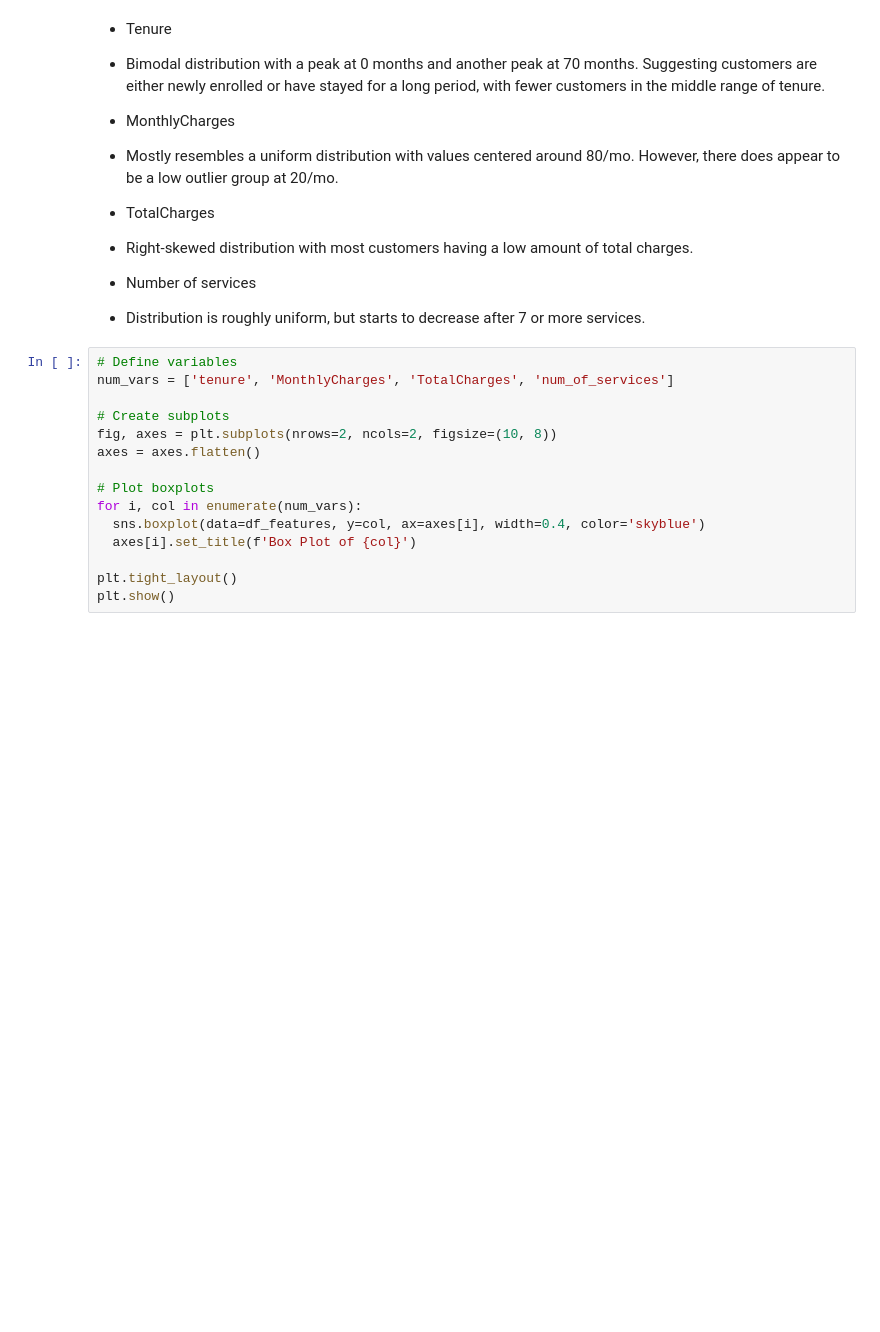
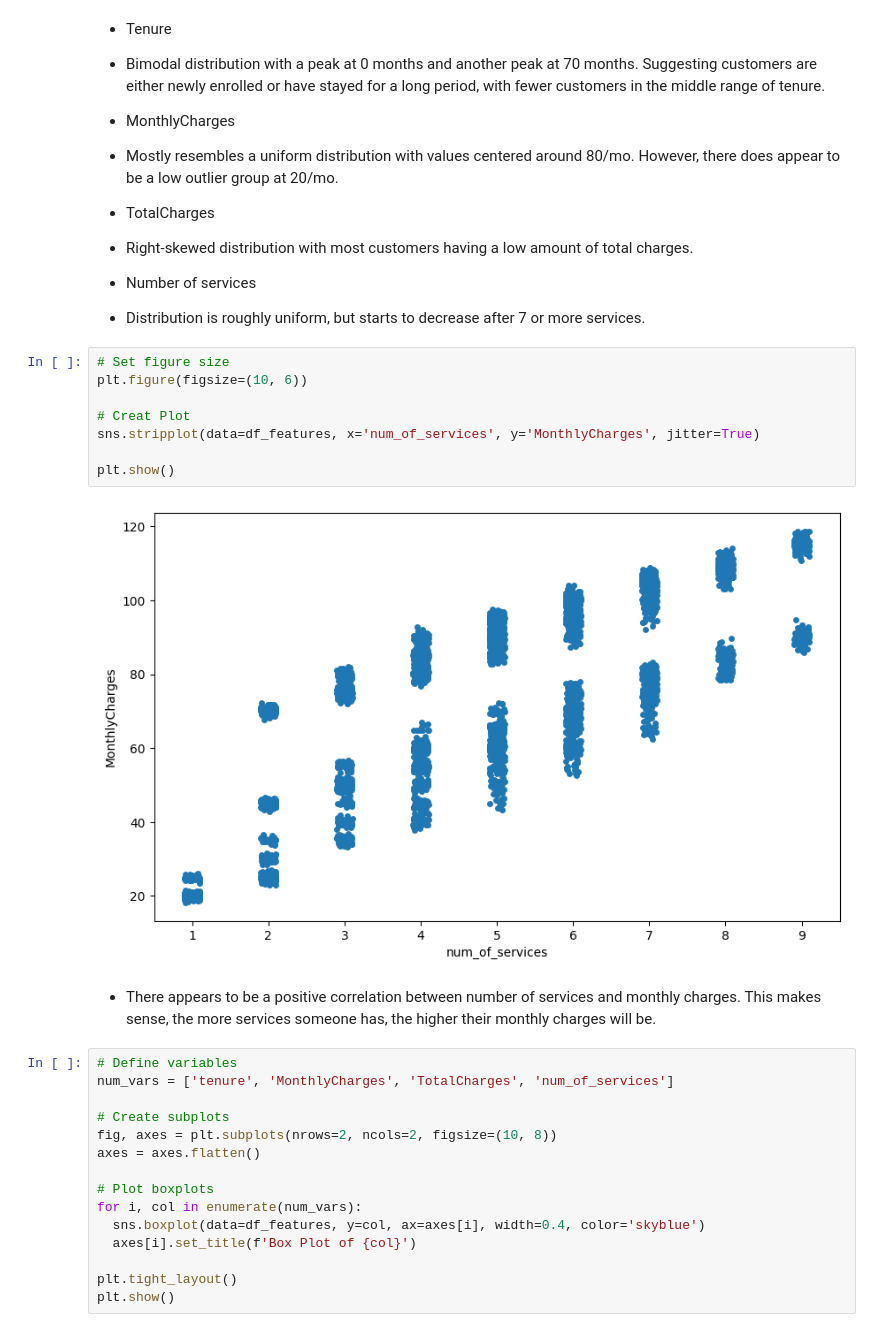
Before and after one commit to sbmccall/data-science-projects, a Jupyter notebook: telco-customer-churn/notebooks/telco_customer_churn_sbm.ipynb, the cells around one changed output. Drawn from its saved outputs; the diff is of its cells as text; blank space fills up the shorter version.

```diff
--- a/telco-customer-churn/notebooks/telco_customer_churn_sbm.ipynb
+++ b/telco-customer-churn/notebooks/telco_customer_churn_sbm.ipynb
@@ -514,6 +514,18 @@ plt.show()
  - Right-skewed distribution with most customers having a low amount of total charges.
 * Number of services
  - Distribution is roughly uniform, but starts to decrease after 7 or more services.
+# %%
+# Set figure size
+plt.figure(figsize=(10, 6))
+
+# Creat Plot
+sns.stripplot(data=df_features, x='num_of_services', y='MonthlyCharges', jitter=True)
+
+plt.show()
+# %% [output]
+[figure, added]
+# %% [markdown]
+- There appears to be a positive correlation between number of services and monthly charges. This makes sense, the more services someone has, the higher their monthly charges will be.
 # %%
 # Define variables
 num_vars = ['tenure', 'MonthlyCharges', 'TotalCharges', 'num_of_services']
```
Also changed, not shown: parts of 8 cells of this notebook.
